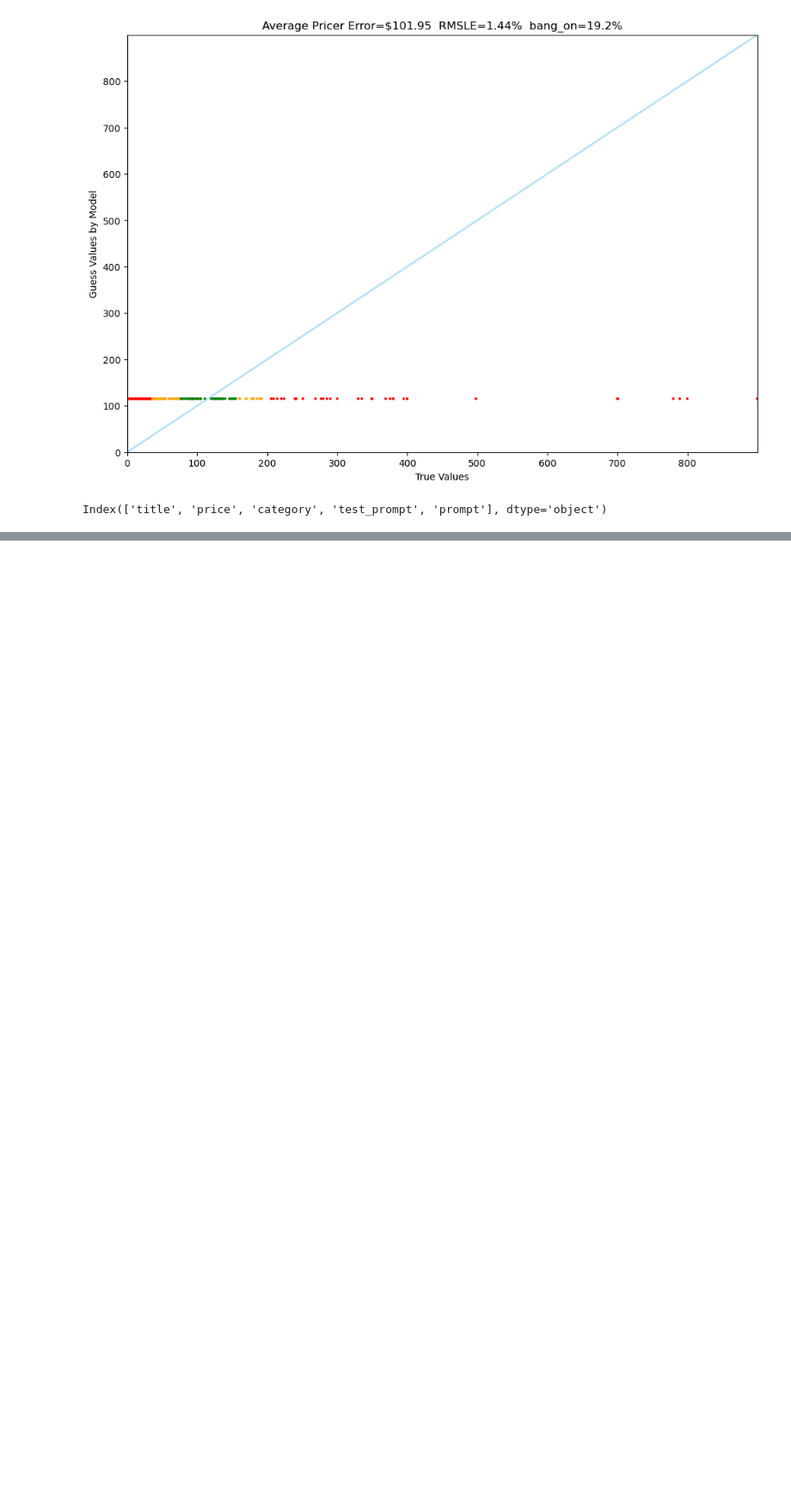
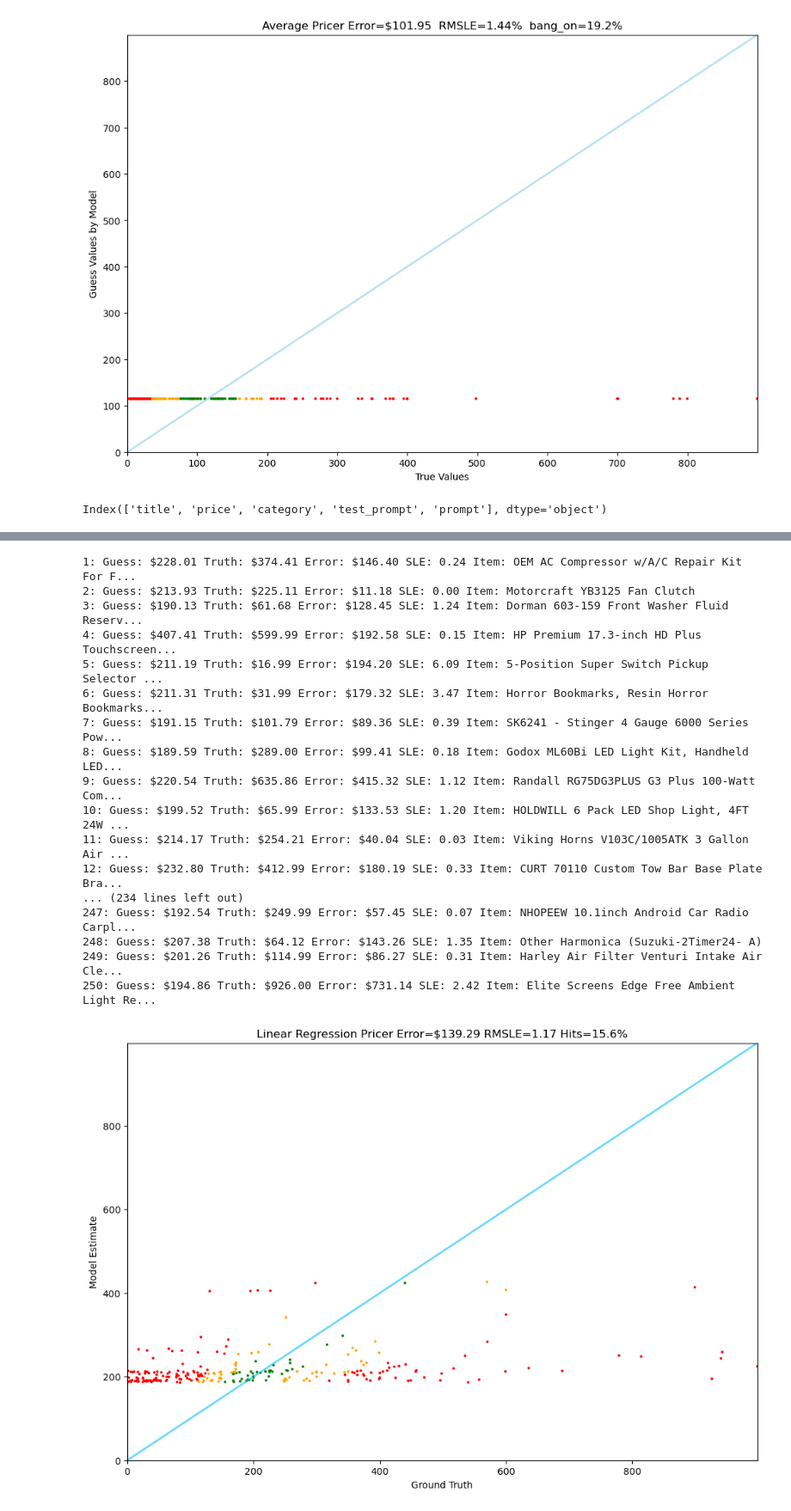
Before and after one commit to vishy04/Pricer_lite, a Jupyter notebook: notebooks/3.baseline_ml.ipynb, the cells around one changed output, grey strips where cells are left out. Shown at 86% size. Drawn from its saved outputs; the diff is of its cells as text; code cells hidden in the pictures; blank space fills up the shorter version.

Commit message:
Fix: Reload raw details data and enhance feature engineering in notebook

```diff
--- a/notebooks/3.baseline_ml.ipynb
+++ b/notebooks/3.baseline_ml.ipynb
@@ -203,0 +404,3 @@ Index(['title', 'price', 'category', 'test_prompt', 'prompt'], dtype='object')
+# %%
+def get_text_length(item):
+    return len(item.test_prompt())
@@ -203,0 +429,10 @@ Index(['title', 'price', 'category', 'test_prompt', 'prompt'], dtype='object')
+# %%
+#converting to df
+def list_to_df(items):
+    features = [get_features(item) for item in items]
+    df = pd.DataFrame(features)
+    df['price'] = [item.price for item in items]
+    return df
+
+train_details_df = list_to_df(train_details)
+test_details_df = list_to_df(test_details)
@@ -203,0 +521,23 @@ Index(['title', 'price', 'category', 'test_prompt', 'prompt'], dtype='object')
+# %%
+feature_columns = ['weight', 'rank', 'is_top_auto_parts_brand',
+       'is_premium_electronics_brand', 'is_top_electronics_brand',
+       'is_top_auto_accessories_brand', 'text_length']
+
+X_train = train_details_df[feature_columns]
+Y_train = train_details_df['price']
+x_test =test_details_df[feature_columns]
+y_test =test_details_df['price']
+
+model= LinearRegression()
+model.fit(X_train , Y_train)
+
+for feature , coef in zip(feature_columns , model.coef_):
+    print(f"{feature}:{coef}")
+print(f"Intercept :{model.intercept_}")
+
+y_pred = model.predict(x_test)
+mse = mean_squared_error(y_test , y_pred)
+r2=r2_score(y_test , y_pred)
+
+print(f"RMSE :{(mse)**0.5}")
+print(f"R-squared Score :{r2}")
@@ -203,0 +555,26 @@ Index(['title', 'price', 'category', 'test_prompt', 'prompt'], dtype='object')
+# %%
+def linear_regression_pricer(item):
+    features = get_features(item)
+    features_df = pd.DataFrame([features])
+    return model.predict(features_df)[0]
+# %%
+Tester_baseline.test(linear_regression_pricer)
+# %% [output]
+1: Guess: $228.01 Truth: $374.41 Error: $146.40 SLE: 0.24 Item: OEM AC Compressor w/A/C Repair Kit For F...
+2: Guess: $213.93 Truth: $225.11 Error: $11.18 SLE: 0.00 Item: Motorcraft YB3125 Fan Clutch
+3: Guess: $190.13 Truth: $61.68 Error: $128.45 SLE: 1.24 Item: Dorman 603-159 Front Washer Fluid Reserv...
+4: Guess: $407.41 Truth: $599.99 Error: $192.58 SLE: 0.15 Item: HP Premium 17.3-inch HD Plus Touchscreen...
+5: Guess: $211.19 Truth: $16.99 Error: $194.20 SLE: 6.09 Item: 5-Position Super Switch Pickup Selector ...
+6: Guess: $211.31 Truth: $31.99 Error: $179.32 SLE: 3.47 Item: Horror Bookmarks, Resin Horror Bookmarks...
+7: Guess: $191.15 Truth: $101.79 Error: $89.36 SLE: 0.39 Item: SK6241 - Stinger 4 Gauge 6000 Series Pow...
+8: Guess: $189.59 Truth: $289.00 Error: $99.41 SLE: 0.18 Item: Godox ML60Bi LED Light Kit, Handheld LED...
+9: Guess: $220.54 Truth: $635.86 Error: $415.32 SLE: 1.12 Item: Randall RG75DG3PLUS G3 Plus 100-Watt Com...
+10: Guess: $199.52 Truth: $65.99 Error: $133.53 SLE: 1.20 Item: HOLDWILL 6 Pack LED Shop Light, 4FT 24W ...
+11: Guess: $214.17 Truth: $254.21 Error: $40.04 SLE: 0.03 Item: Viking Horns V103C/1005ATK 3 Gallon Air ...
+12: Guess: $232.80 Truth: $412.99 Error: $180.19 SLE: 0.33 Item: CURT 70110 Custom Tow Bar Base Plate Bra...
+... (234 lines left out)
+247: Guess: $192.54 Truth: $249.99 Error: $57.45 SLE: 0.07 Item: NHOPEEW 10.1inch Android Car Radio Carpl...
+248: Guess: $207.38 Truth: $64.12 Error: $143.26 SLE: 1.35 Item: Other Harmonica (Suzuki-2Timer24- A)
+249: Guess: $201.26 Truth: $114.99 Error: $86.27 SLE: 0.31 Item: Harley Air Filter Venturi Intake Air Cle...
+250: Guess: $194.86 Truth: $926.00 Error: $731.14 SLE: 2.42 Item: Elite Screens Edge Free Ambient Light Re...
+[figure, added]
```
Also changed, not shown: parts of 27 cells of this notebook, 1 other file.
